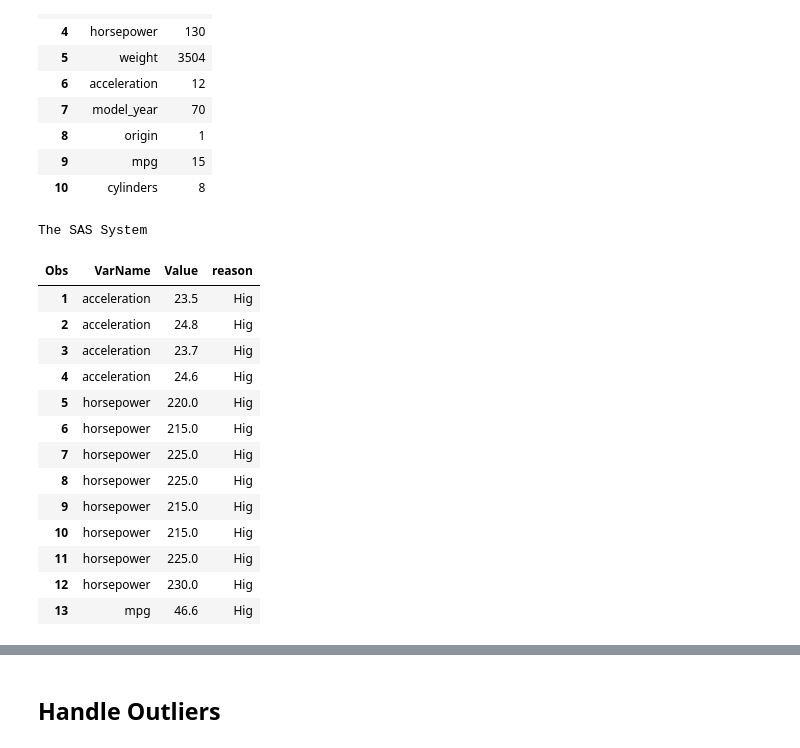
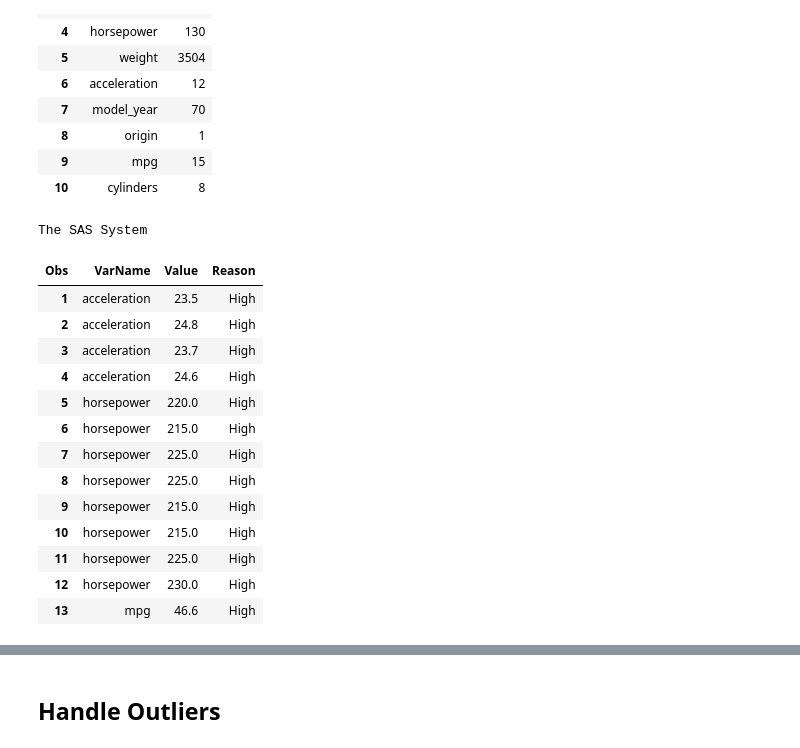
Before and after one commit to mr-amit-saini/UCI-Auto_MPG, a Jupyter notebook: Code/Auto_MPG_SAS.ipynb, the cells around one changed output, grey strips where cells are left out. Drawn from its saved outputs; the diff is of its cells as text; code cells hidden in the pictures.

```diff
--- a/Code/Auto_MPG_SAS.ipynb
+++ b/Code/Auto_MPG_SAS.ipynb
@@ -232,49 +232,48 @@ The SAS System
 | 9 | mpg | 15 |
 | 10 | cylinders | 8 |
 # %%
+*Checking values 3 Standard Deviation away from the mean;
+
 proc sort data=auto.temp;
 by varname;
 run;
 
 proc sort data=auto.trimmed;
 by varname;
 run;
 
 data auto.outlier;
 merge auto.temp auto.trimmed;
 by varname;
-
 std_dev=stdmean*sqrt(df+1);
-
-* Checking values 3 Standard Deviation away from the mean;
+length Reason $12.;
 if value lt mean-3*std_dev then do;
-reason='Low';
-output;
+    reason='Low';
+    output;
 end;
-
 else if value gt mean+3*std_dev then do;
-reason='High';
-output;
+    reason='High';
+    output;
 end;
 run;
 
 * Print the outlier values and the reason;
 proc print data=auto.outlier;
 var varname value reason;
 run;
 # %% [output]
 The SAS System
-| Obs | VarName | Value | reason |
-| 1 | acceleration | 23.5 | Hig |
-| 2 | acceleration | 24.8 | Hig |
-| 3 | acceleration | 23.7 | Hig |
-| 4 | acceleration | 24.6 | Hig |
-| 5 | horsepower | 220.0 | Hig |
-| 6 | horsepower | 215.0 | Hig |
-| 7 | horsepower | 225.0 | Hig |
-| 8 | horsepower | 225.0 | Hig |
-| 9 | horsepower | 215.0 | Hig |
-| 10 | horsepower | 215.0 | Hig |
-| 11 | horsepower | 225.0 | Hig |
-| 12 | horsepower | 230.0 | Hig |
-| 13 | mpg | 46.6 | Hig |
+| Obs | VarName | Value | Reason |
+| 1 | acceleration | 23.5 | High |
+| 2 | acceleration | 24.8 | High |
+| 3 | acceleration | 23.7 | High |
+| 4 | acceleration | 24.6 | High |
+| 5 | horsepower | 220.0 | High |
+| 6 | horsepower | 215.0 | High |
+| 7 | horsepower | 225.0 | High |
+| 8 | horsepower | 225.0 | High |
+| 9 | horsepower | 215.0 | High |
+| 10 | horsepower | 215.0 | High |
+| 11 | horsepower | 225.0 | High |
+| 12 | horsepower | 230.0 | High |
+| 13 | mpg | 46.6 | High |
```
Also changed, not shown: parts of 29 cells of this notebook.
